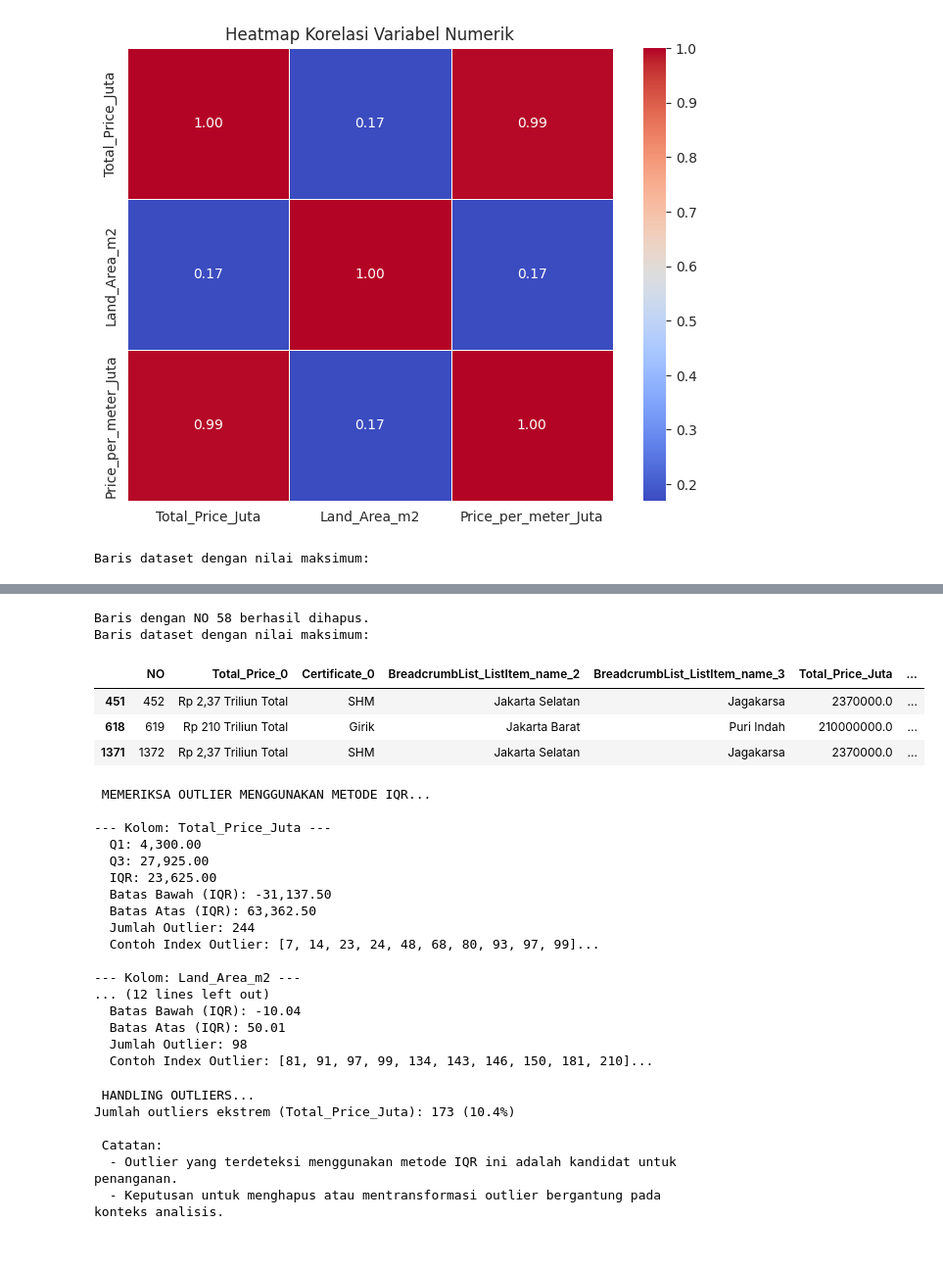
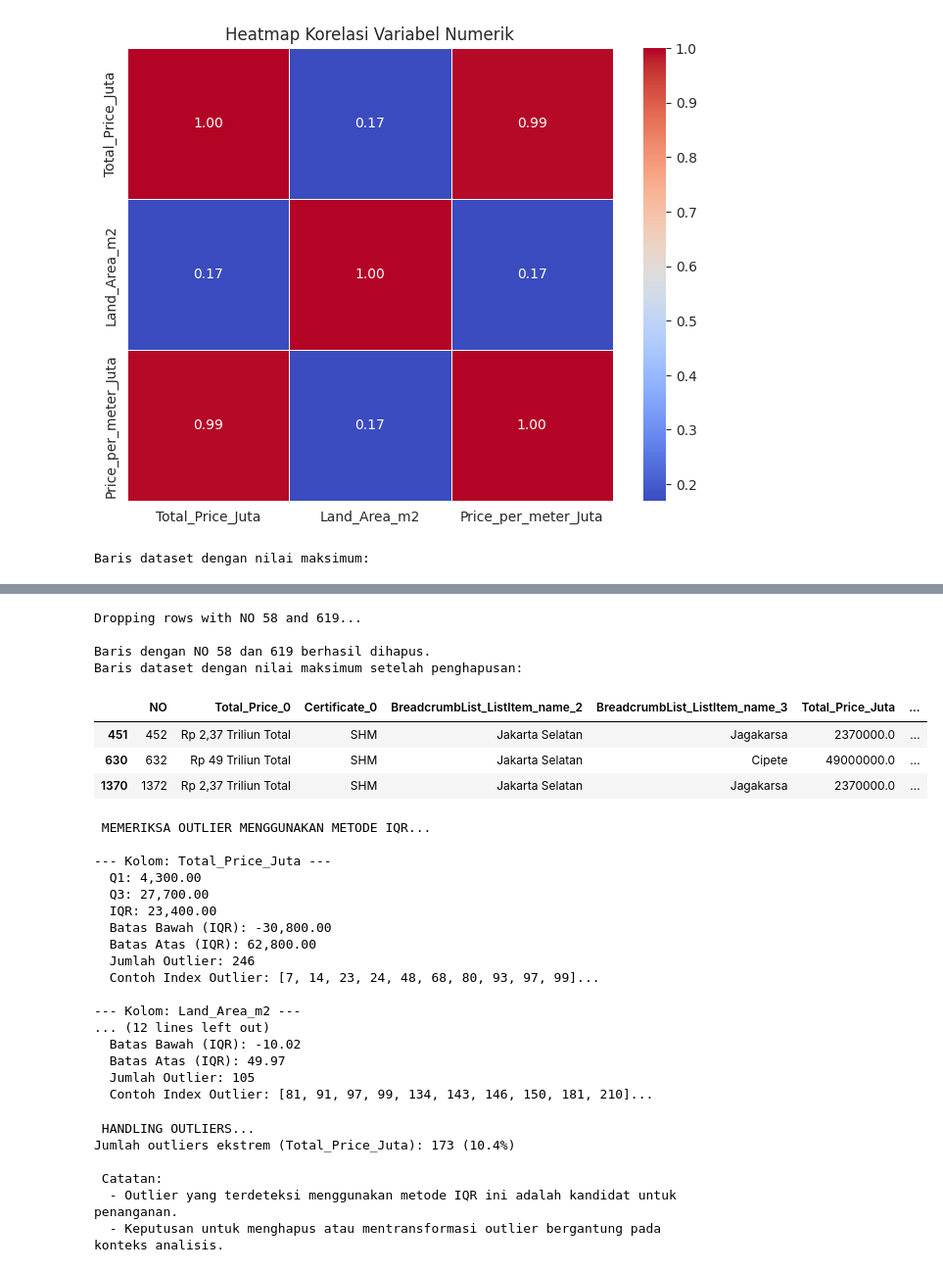
Before and after one commit to anggaangoro3/Analisis-Harga-Tanah-Jakarta, a Jupyter notebook: F_Jakarta_land_price_prediction.ipynb, the cells around one changed output, grey strips where cells are left out. Shown at 98% size. Drawn from its saved outputs; the diff is of its cells as text; code cells hidden in the pictures.

```diff
--- a/F_Jakarta_land_price_prediction.ipynb
+++ b/F_Jakarta_land_price_prediction.ipynb
@@ -606,42 +608,52 @@ max_price_per_meter = merged_df['Price_per_meter_Juta'].max()
 
 max_value_rows = merged_df[
     (merged_df['Total_Price_Juta'] == max_price) |
     (merged_df['Land_Area_m2'] == max_area) |
     (merged_df['Price_per_meter_Juta'] == max_price_per_meter)
 ]
 
 print("Baris dataset dengan nilai maksimum:")
 display(max_value_rows)
 
-# Drop baris dengan NO 58
-merged_df = merged_df[merged_df['NO'] != 58].reset_index(drop=True)
-print("\nBaris dengan NO 58 berhasil dihapus.")
+# Drop baris dengan NO 58 dan 619
+print("\nDropping rows with NO 58 and 619...")
+# Temporarily set 'NO' as index to drop by NO value
+merged_df = merged_df.set_index('NO')
+merged_df = merged_df.drop(index=[58, 619])
+# Reset index and drop the old index column if it exists
+merged_df = merged_df.reset_index()
 
-# Tampilkan baris dataset untuk nilai maksimum
+
+print("\nBaris dengan NO 58 dan 619 berhasil dihapus.")
+
+
+# Tampilkan baris dataset untuk nilai maksimum setelah penghapusan
 max_price = merged_df['Total_Price_Juta'].max()
 max_area = merged_df['Land_Area_m2'].max()
 max_price_per_meter = merged_df['Price_per_meter_Juta'].max()
 
 max_value_rows = merged_df[
     (merged_df['Total_Price_Juta'] == max_price) |
     (merged_df['Land_Area_m2'] == max_area) |
     (merged_df['Price_per_meter_Juta'] == max_price_per_meter)
 ]
 
-print("Baris dataset dengan nilai maksimum:")
+print("Baris dataset dengan nilai maksimum setelah penghapusan:")
 display(max_value_rows)
 # %% [output]
 Baris dataset dengan nilai maksimum:
 |  | NO | Total_Price_0 | Certificate_0 | BreadcrumbList_ListItem_name_2 | BreadcrumbList_ListItem_name_3 | Total_Price_Juta | ... |
 | 58 | 58 | Rp 73536 Triliun Total | HGB | Jakarta Barat | Daan Mogot | 7.353600e+10 | ... |
 | 452 | 452 | Rp 2,37 Triliun Total | SHM | Jakarta Selatan | Jagakarsa | 2.370000e+06 | ... |
 | 1372 | 1372 | Rp 2,37 Triliun Total | SHM | Jakarta Selatan | Jagakarsa | 2.370000e+06 | ... |
-Baris dengan NO 58 berhasil dihapus.
-Baris dataset dengan nilai maksimum:
+Dropping rows with NO 58 and 619...
+
+Baris dengan NO 58 dan 619 berhasil dihapus.
+Baris dataset dengan nilai maksimum setelah penghapusan:
 |  | NO | Total_Price_0 | Certificate_0 | BreadcrumbList_ListItem_name_2 | BreadcrumbList_ListItem_name_3 | Total_Price_Juta | ... |
 | 451 | 452 | Rp 2,37 Triliun Total | SHM | Jakarta Selatan | Jagakarsa | 2370000.0 | ... |
-| 618 | 619 | Rp 210 Triliun Total | Girik | Jakarta Barat | Puri Indah | 210000000.0 | ... |
-| 1371 | 1372 | Rp 2,37 Triliun Total | SHM | Jakarta Selatan | Jagakarsa | 2370000.0 | ... |
+| 630 | 632 | Rp 49 Triliun Total | SHM | Jakarta Selatan | Cipete | 49000000.0 | ... |
+| 1370 | 1372 | Rp 2,37 Triliun Total | SHM | Jakarta Selatan | Jagakarsa | 2370000.0 | ... |
 # %%
 # Cell 13: Penanganan Outliers
 # Pilih kolom numerik untuk pemeriksaan outlier
@@ -680,18 +692,18 @@ for col in numerical_cols:
 
 --- Kolom: Total_Price_Juta ---
   Q1: 4,300.00
-  Q3: 27,925.00
-  IQR: 23,625.00
-  Batas Bawah (IQR): -31,137.50
-  Batas Atas (IQR): 63,362.50
-  Jumlah Outlier: 244
+  Q3: 27,700.00
+  IQR: 23,400.00
+  Batas Bawah (IQR): -30,800.00
+  Batas Atas (IQR): 62,800.00
+  Jumlah Outlier: 246
   Contoh Index Outlier: [7, 14, 23, 24, 48, 68, 80, 93, 97, 99]...
 
 --- Kolom: Land_Area_m2 ---
 ... (12 lines left out)
-  Batas Bawah (IQR): -10.04
-  Batas Atas (IQR): 50.01
-  Jumlah Outlier: 98
+  Batas Bawah (IQR): -10.02
+  Batas Atas (IQR): 49.97
+  Jumlah Outlier: 105
   Contoh Index Outlier: [81, 91, 97, 99, 134, 143, 146, 150, 181, 210]...
 # %%
  # REKOMENDASI PENAMBAHAN (Cell 15c)
```
Also changed, not shown: parts of 24 cells of this notebook.
